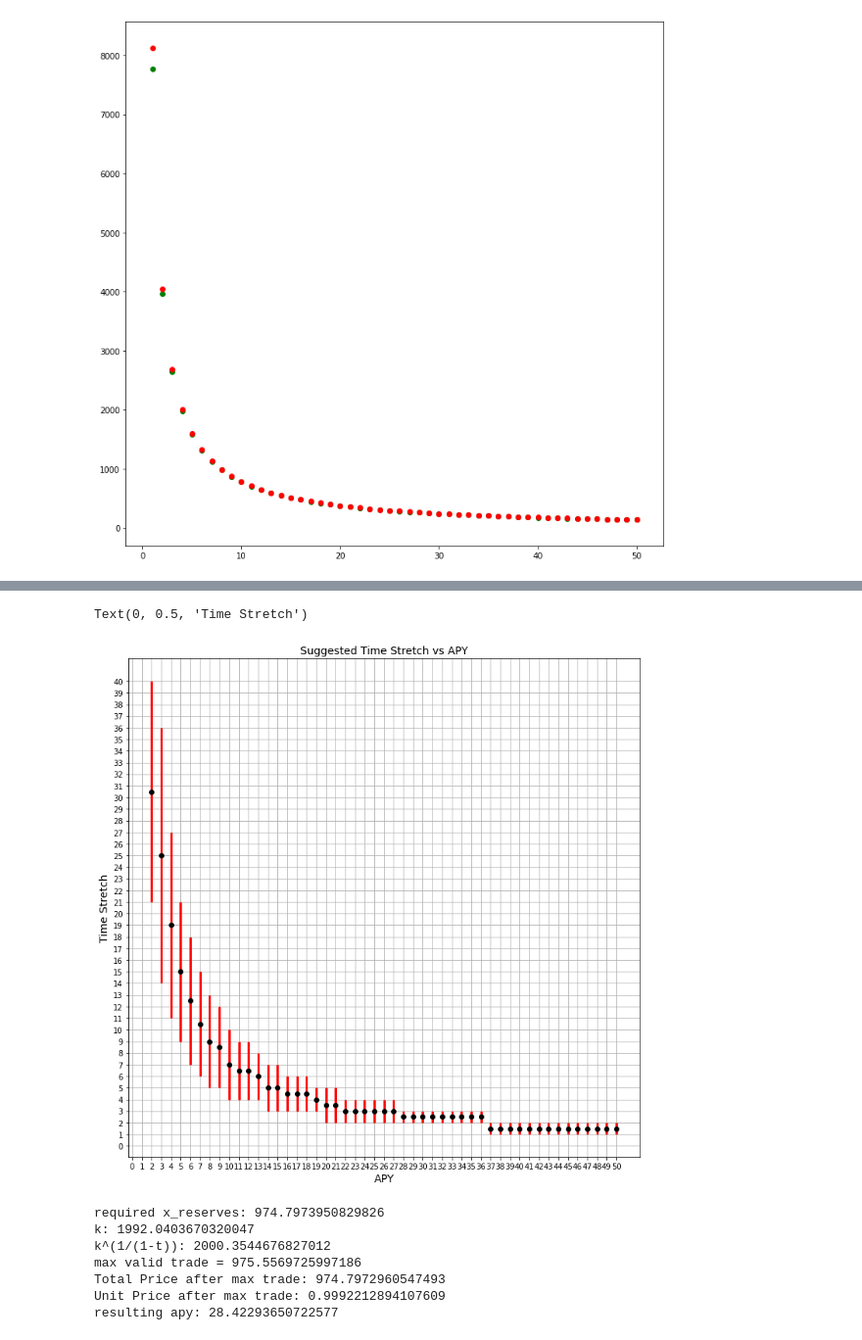
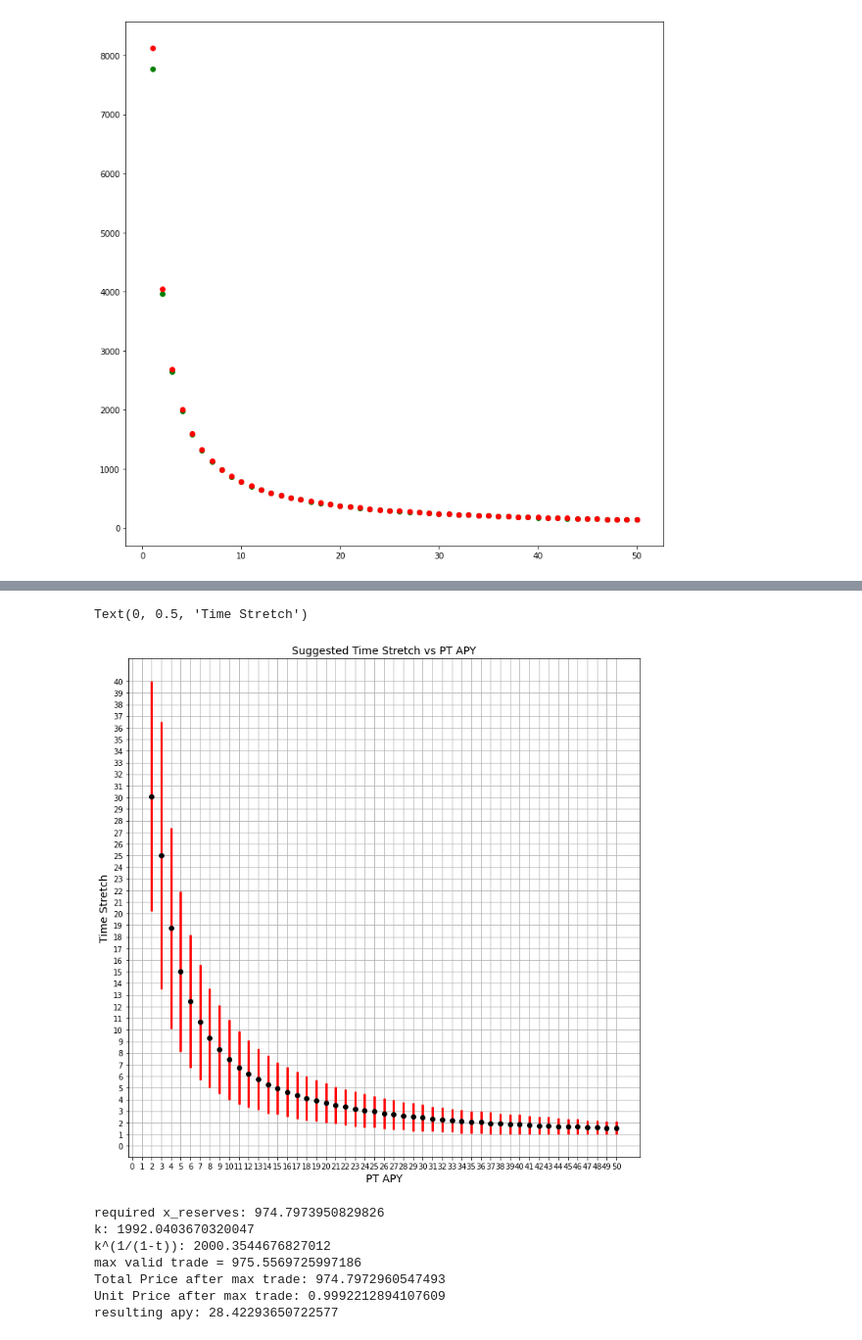
Before and after one commit to delvtech/agent0, a Jupyter notebook: limits_to_price_discovery.ipynb, the cells around one changed output, grey strips where cells are left out. Shown at 98% size. Cells and saved outputs as stored; diff of their text form; code cells hidden in the pictures.

Commit message:
rerun with smaller stepsize for time_stretch

```diff
--- a/limits_to_price_discovery.ipynb
+++ b/limits_to_price_discovery.ipynb
@@ -175,14 +151,14 @@ for tranche_length in [30,60,120]:
 
     x=apy_data
     y=x_reserves_data
-    ax.set_xlabel("Target APY",fontsize=18)
+    ax.set_xlabel("PT APY",fontsize=18)
     ax.set_ylabel("Base Reserves to PT Reserves Ratio",fontsize=18)
     ax.set_xticks(np.arange(0, 51, 1))
     ax.set_ylim(0,10)
     #ax.set_yticks(np.arange(0, 105, 5))
     ax.plot(x, y,label=tranche_length)
     ax.legend(title="Tranche Length")
-plt.title("Base Reserves to PT Reserves Ratio Vs Target APYs",fontsize=20 )
+plt.title("Base Reserves to PT Reserves Ratio Vs PT APY",fontsize=20 )
 plt.grid(b=True, which='major', color='#666666', linestyle='-',alpha=0.2)
 plt.show()
 # %% [output]
@@ -408,7 +384,7 @@ tests = []
 for y_reserves in np.arange(50, 1010, 50):
   for tranche_length in np.arange(30, 181, 30):
     for APY in np.arange(1, 51, 1):
-      for time_stretch in np.arange(1, 41, 1):
+      for time_stretch in np.arange(1, 40.1, .1):
         days_until_maturity = tranche_length
         x_reserves = calc_x_reserves(APY,y_reserves,days_until_maturity,time_stretch)
         total_supply=x_reserves
@@ -500,22 +444,22 @@ apy_t_stretches
 # %%
 import pandas as pd
 import matplotlib.pyplot as plt
 
 plt.subplots(figsize=(12,12))
 apys = [apy for apy,min_ts,max_ts,min_tl,max_tl in apy_t_stretches]
 mean_tss= [(min_ts+max_ts)/2 for apy,min_ts,max_ts,min_tl,max_tl in apy_t_stretches]
 err_tss= [max_ts-(min_ts+max_ts)/2 for apy,min_ts,max_ts,min_tl,max_tl in apy_t_stretches]
 plt.yticks(np.arange(0,41, 1))
 plt.xticks(np.arange(0,51, 1))
 plt.errorbar(apys, mean_tss, yerr=err_tss, fmt='o', color='black',
              ecolor='red', elinewidth=3, capsize=0);
 plt.grid(True)
-plt.title('Suggested Time Stretch vs APY', fontsize=14)
-plt.xlabel('APY', fontsize=14)
+plt.title('Suggested Time Stretch vs PT APY', fontsize=14)
+plt.xlabel('PT APY', fontsize=14)
 plt.ylabel('Time Stretch', fontsize=14)
 # %% [output]
 Text(0, 0.5, 'Time Stretch')
-[figure, old version]
+[figure, new version]
 # %%
 APY = 1
 tranche_length = 30
```
Also changed, not shown: parts of 8 cells of this notebook, 1 other file.
